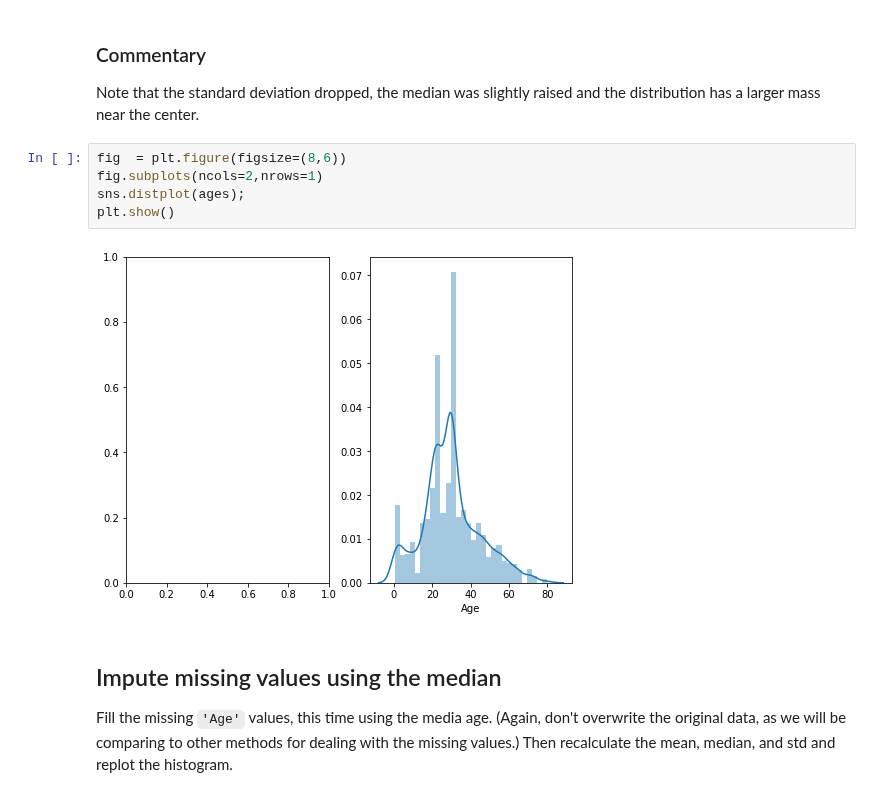
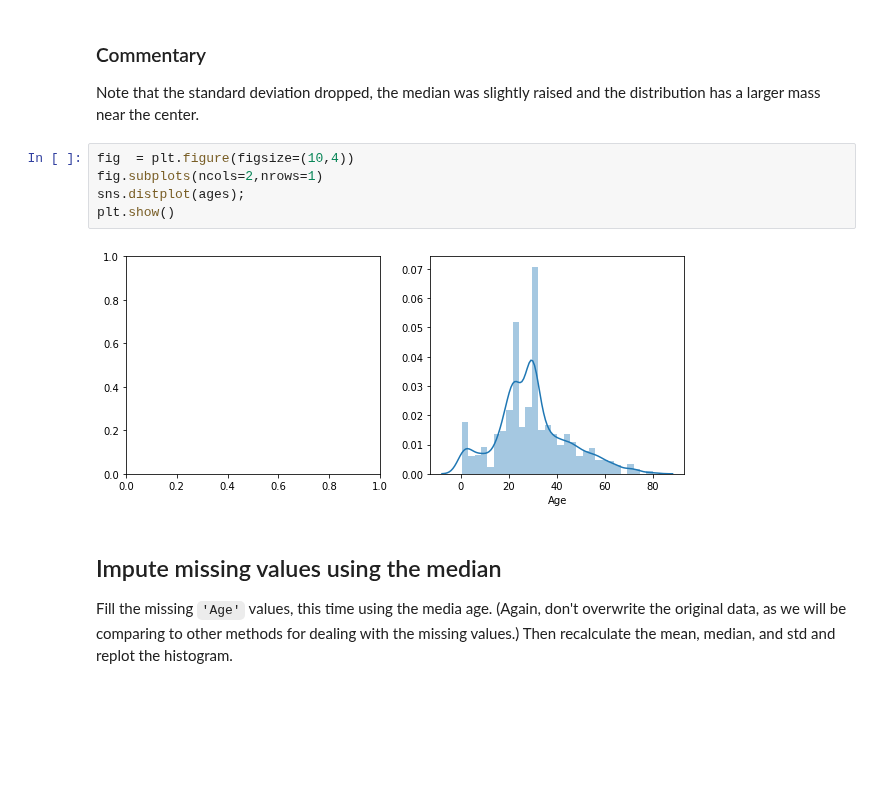
Before and after one commit to OsterMendel/dsc-more-on-missing-data-lab-nyc-ds-021720, a Jupyter notebook: index.ipynb, the cells around one changed output. Drawn from its saved outputs; the diff is of its cells as text; blank space fills up the shorter version.

```diff
--- a/index.ipynb
+++ b/index.ipynb
@@ -134,12 +134,12 @@ plt.show()
 
 Note that the standard deviation dropped, the median was slightly raised and the distribution has a larger mass near the center.
 # %%
-fig  = plt.figure(figsize=(8,6))
+fig  = plt.figure(figsize=(10,4))
 fig.subplots(ncols=2,nrows=1)
 sns.distplot(ages);
 plt.show()
 # %% [output]
-[figure, old version]
+[figure, new version]
 # %% [markdown]
 ## Impute missing values using the median
 
```
